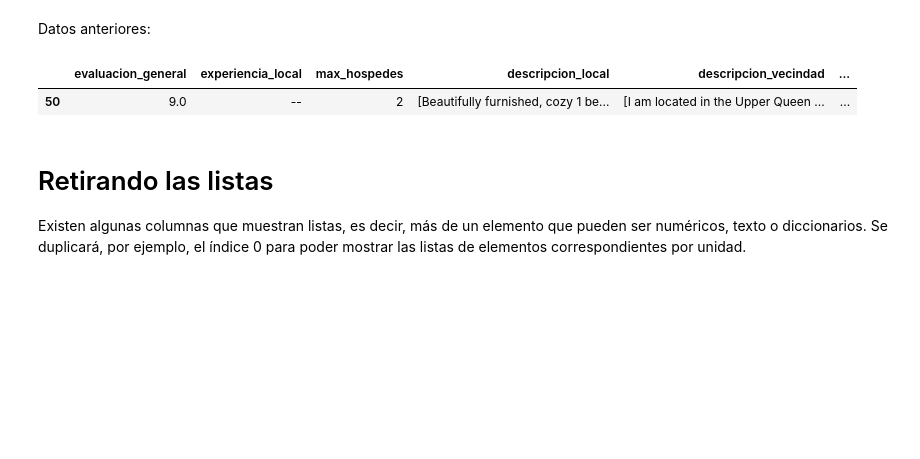
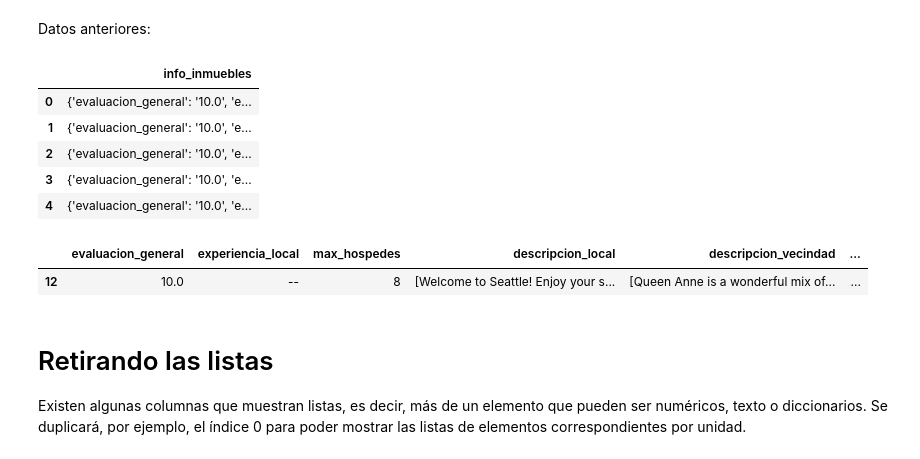
Before and after one commit to Ivan270/pandas-transformacion-manipulacion-datos, a Jupyter notebook: 2.1.datos-numericos.ipynb, the cells around one changed output. Saved outputs shown, nothing was run; the diff lists cells and outputs as text; code cells hidden in the pictures; blank space fills up the shorter version.

```diff
--- a/2.1.datos-numericos.ipynb
+++ b/2.1.datos-numericos.ipynb
@@ -3,13 +3,21 @@ Datos anteriores:
 # %%
 import pandas as pd
 
 datos = pd.read_json("data/datos_hosting.json")
-datos = pd.json_normalize(datos["info_inmuebles"])
+datos.head()
+# %% [output]
+|  | info_inmuebles |
+| 0 | {'evaluacion_general': '10.0', 'e... |
+| 1 | {'evaluacion_general': '10.0', 'e... |
+| 2 | {'evaluacion_general': '10.0', 'e... |
+| 3 | {'evaluacion_general': '10.0', 'e... |
+| 4 | {'evaluacion_general': '10.0', 'e... |
 # %%
+datos = pd.json_normalize(datos["info_inmuebles"])
 datos.sample()
 # %% [output]
 |  | evaluacion_general | experiencia_local | max_hospedes | descripcion_local | descripcion_vecindad | ... |
-| 50 | 9.0 | -- | 2 | [Beautifully furnished, cozy 1 be... | [I am located in the Upper Queen ... | ... |
+| 12 | 10.0 | -- | 8 | [Welcome to Seattle! Enjoy your s... | [Queen Anne is a wonderful mix of... | ... |
 # %% [markdown]
 # Retirando las listas
 Existen algunas columnas que muestran listas, es decir, más de un elemento que pueden ser numéricos, texto o diccionarios.
```
Also changed, not shown: 1 other file.
